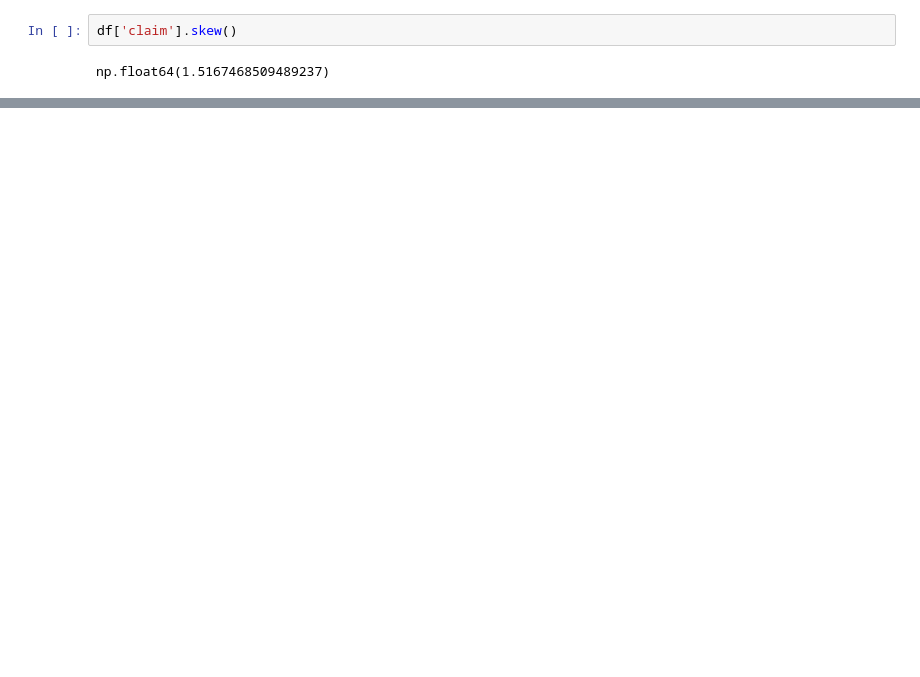
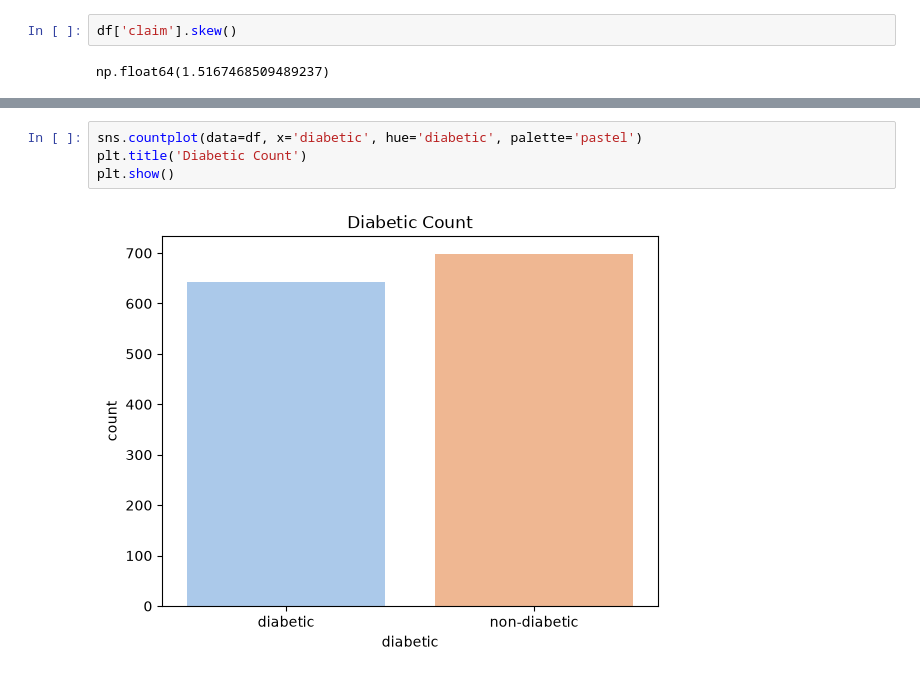
Before and after one commit to muhammad-saad-2006/ai-learning, a Jupyter notebook: eda/insurance-claim.ipynb, the cells around one changed output, grey strips where cells are left out. Drawn from its saved outputs; the diff is of its cells as text; blank space fills up the shorter version.

```diff
--- a/eda/insurance-claim.ipynb
+++ b/eda/insurance-claim.ipynb
@@ -383,0 +491,6 @@ np.float64(1.5167468509489237)
+# %%
+sns.countplot(data=df, x='diabetic', hue='diabetic', palette='pastel')
+plt.title('Diabetic Count')
+plt.show()
+# %% [output]
+[figure, added]
```
Also changed, not shown: parts of 31 cells of this notebook.
